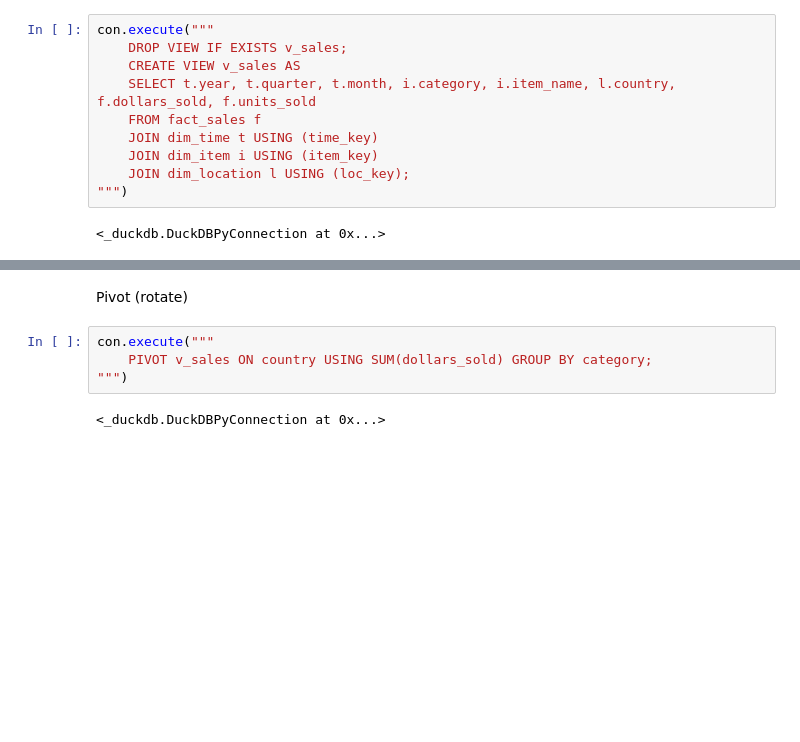
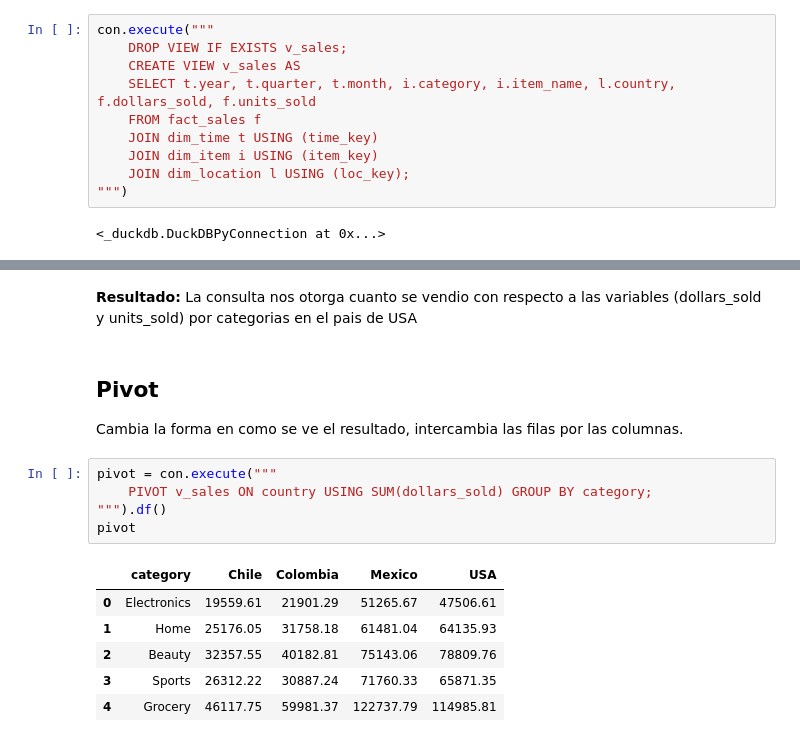
Before and after one commit to Esparrago23/Mineria_De_Datos, a Jupyter notebook: notebook.ipynb, the cells around one changed output, grey strips where cells are left out. Saved outputs shown, nothing was run; the diff lists cells and outputs as text; blank space fills up the shorter version.

```diff
--- a/notebook.ipynb
+++ b/notebook.ipynb
@@ -77,8 +124,17 @@ con.execute("""
-# %% [markdown]
-Pivot (rotate)
+# %% [markdown]
+**Resultado:** La consulta nos otorga cuanto se vendio con respecto a las variables (dollars_sold y units_sold) por categorias en el pais de USA
+# %% [markdown]
+## Pivot
+Cambia la forma en como se ve el resultado, intercambia las filas por las columnas.
 # %%
-con.execute("""
+pivot = con.execute("""
     PIVOT v_sales ON country USING SUM(dollars_sold) GROUP BY category;
-""")
+""").df()
+pivot
 # %% [output]
-<_duckdb.DuckDBPyConnection at 0x...>
+|  | category | Chile | Colombia | Mexico | USA |
+| 0 | Electronics | 19559.61 | 21901.29 | 51265.67 | 47506.61 |
+| 1 | Home | 25176.05 | 31758.18 | 61481.04 | 64135.93 |
+| 2 | Beauty | 32357.55 | 40182.81 | 75143.06 | 78809.76 |
+| 3 | Sports | 26312.22 | 30887.24 | 71760.33 | 65871.35 |
+| 4 | Grocery | 46117.75 | 59981.37 | 122737.79 | 114985.81 |
```
Also changed, not shown: parts of 26 cells of this notebook, 2 other files.
